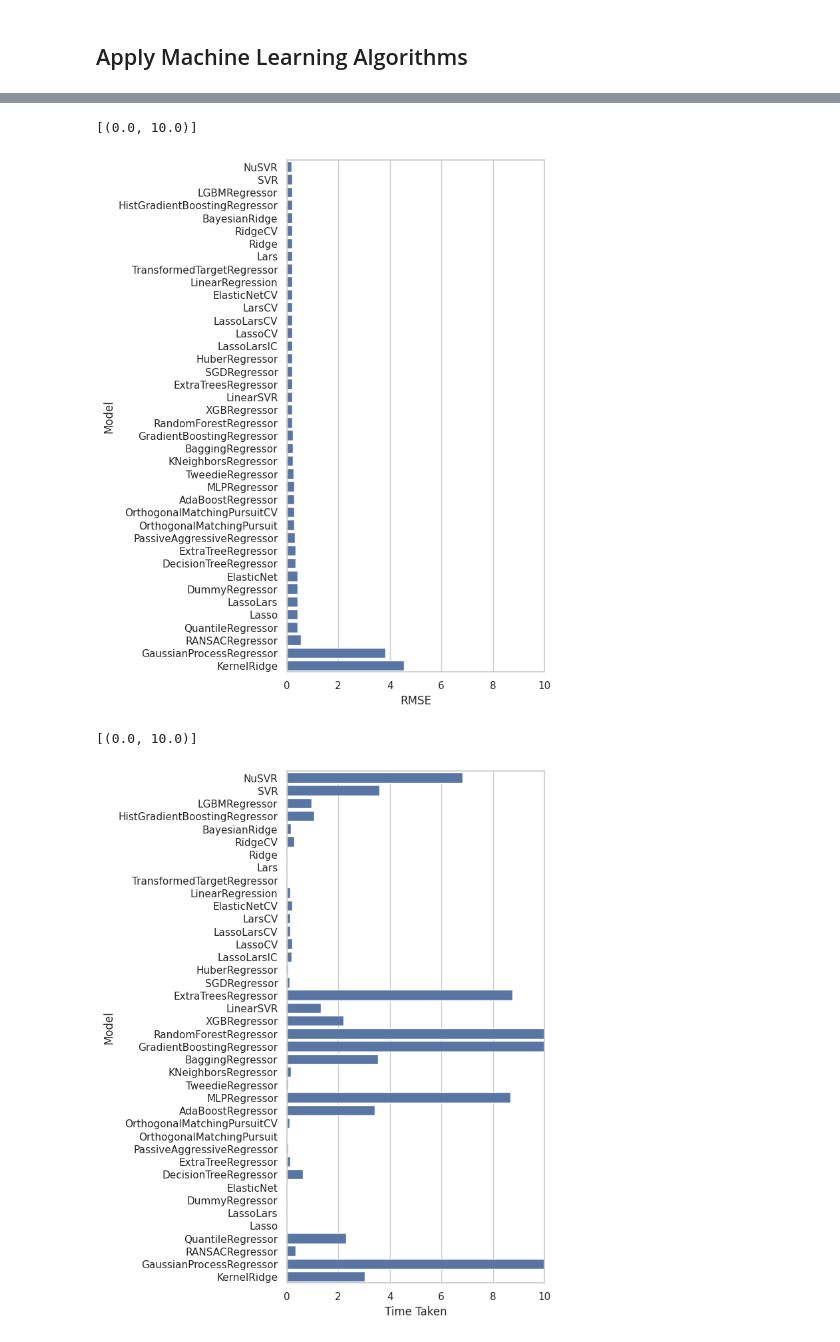
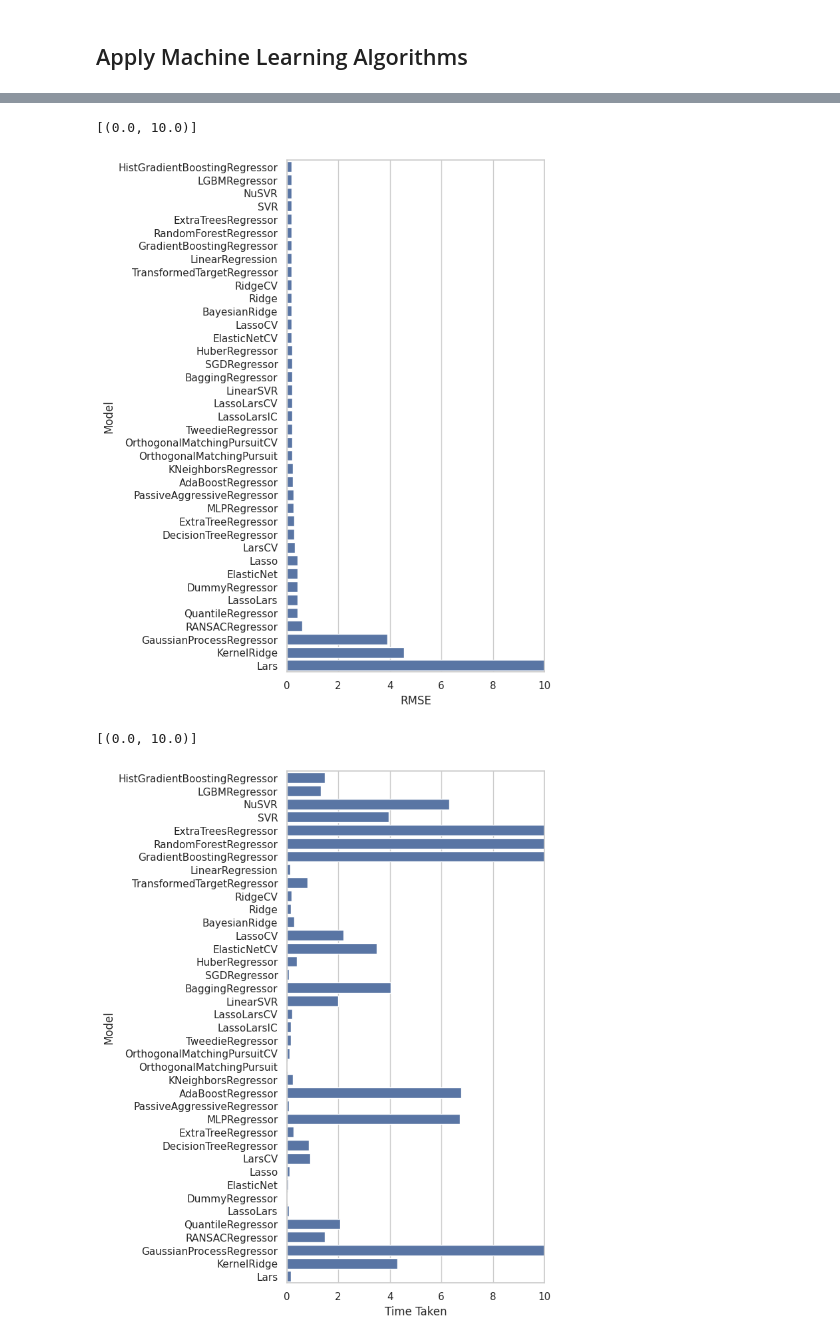
Before and after one commit to cpariona/biomedical-thesis, a Jupyter notebook: notebooks/QSAR_asyn_Gibbs_v2.ipynb, the cells around one changed output, grey strips where cells are left out. Saved outputs shown, nothing was run; the diff lists cells and outputs as text; code cells hidden in the pictures.

```diff
--- a/notebooks/QSAR_asyn_Gibbs_v2.ipynb
+++ b/notebooks/QSAR_asyn_Gibbs_v2.ipynb
@@ -231,3 +314,0 @@ Text(0.5, 1.0, 'n_components vs. Explained Variance Ratio')
-# %%
-pca = PCA(n_components=50)
-RDKit = pca.fit_transform(RDKit)
@@ -261,2 +354,19 @@ X_train, X_test, Y_train, Y_test = train_test_split(input, output, test_size=0.3
+# %%
+# RDKit
+input_1 = RDKit.iloc[:,:-1]
+output_1 = RDKit.iloc[:,-1]
+
+# PaDEL
+input_2 = PaDEL.iloc[:,:-1]
+output_2 = PaDEL.iloc[:,-1]
+
+# RDKit & PaDEL
+input_3 = RDKit_PaDEL.iloc[:,:-1]
+output_3 = RDKit_PaDEL.iloc[:,-1]
+# %%
+# Split the data to training and testing
+X_train_1, X_test_1, Y_train_1, Y_test_1 = train_test_split(input_1, output_1, test_size=0.30, random_state=3) # RDKit
+X_train_2, X_test_2, Y_train_2, Y_test_2 = train_test_split(input_2, output_2, test_size=0.30, random_state=3) # PaDEL
+X_train_3, X_test_3, Y_train_3, Y_test_3 = train_test_split(input_3, output_3, test_size=0.30, random_state=3) # RDKit & PaDEL
 # %% [markdown]
 ## Apply Machine Learning Algorithms
@@ -263,5 +377,5 @@ X_train, X_test, Y_train, Y_test = train_test_split(input, output, test_size=0.3
 # %%
 # Defines and builds the lazyregressor
 clf = LazyRegressor(verbose=0, ignore_warnings=True, custom_metric=None)
-models, predictions = clf.fit(X_train, X_test, Y_train, Y_test)
+models_1, predictions_1 = clf.fit(X_train_1, X_test_1, Y_train_1, Y_test_1)
 # %% [output]
@@ -283,17 +397,17 @@ ax.set(xlim=(0, 1))
 # Bar plot of RMSE values
 plt.figure(figsize=(5, 10))
 sns.set_theme(style="whitegrid")
-ax = sns.barplot(y=predictions.index, x="RMSE", data=predictions)
+ax = sns.barplot(y=predictions_1.index, x="RMSE", data=predictions_1)
 ax.set(xlim=(0, 10))
 # %% [output]
 [(0.0, 10.0)]
-[figure, old version]
+[figure, new version]
 # %%
 # Bar plot of calculation time
 plt.figure(figsize=(5, 10))
 sns.set_theme(style="whitegrid")
-ax = sns.barplot(y=predictions.index, x="Time Taken", data=predictions)
+ax = sns.barplot(y=predictions_1.index, x="Time Taken", data=predictions_1)
 ax.set(xlim=(0, 10))
 # %% [output]
 [(0.0, 10.0)]
-[figure, old version]
+[figure, new version]
```
Also changed, not shown: parts of 55 cells of this notebook, 15 other files.
